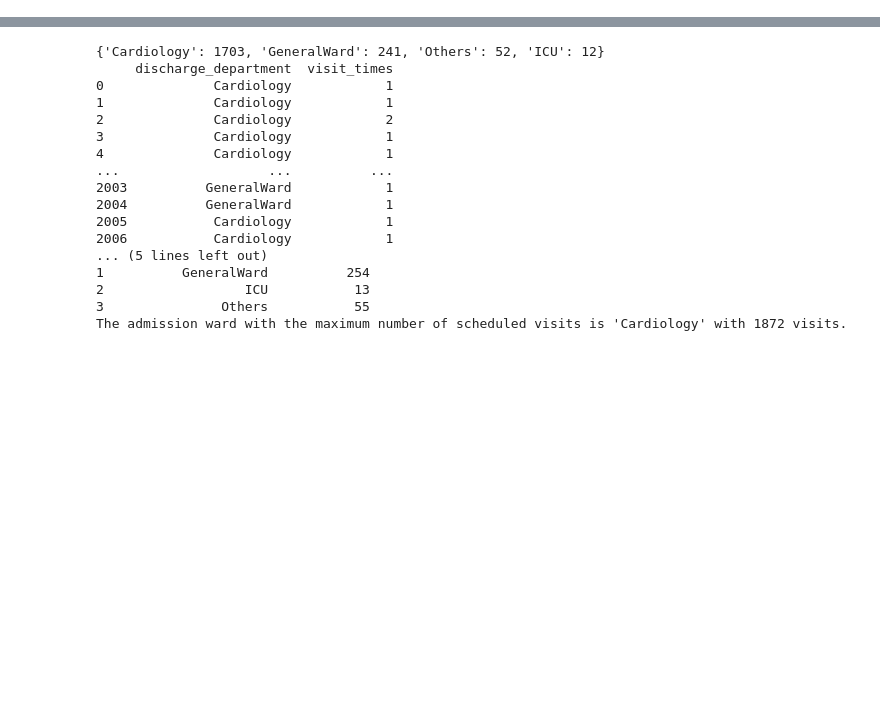
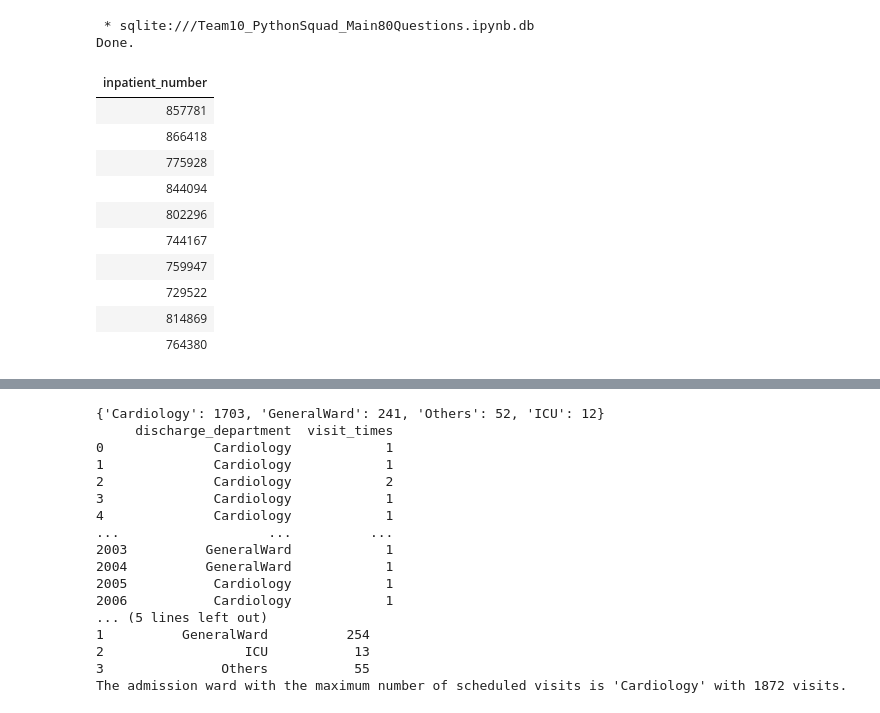
Before and after one commit to yogeshwarirj/Team10_PythonSquad_PythonHackathon_Apr24, a Jupyter notebook: Team10_PythonSquad_Main80Questions.ipynb, the cells around one changed output, grey strips where cells are left out. Saved outputs shown, nothing was run; the diff lists cells and outputs as text; code cells hidden in the pictures; blank space fills up the shorter version.

```diff
--- a/Team10_PythonSquad_Main80Questions.ipynb
+++ b/Team10_PythonSquad_Main80Questions.ipynb
@@ -11,0 +49,21 @@ df_Ppres = pd.read_excel("Cardiac_Outcomes.xlsx", "Patient_Precriptions")
+# %%
+%%sql
+SELECT inpatient_number
+FROM Demography
+WHERE
+gender="Male"
+Limit 10
+# %% [output]
+ * sqlite:///Team10_PythonSquad_Main80Questions.ipynb.db
+Done.
+| inpatient_number |
+| 857781 |
+| 866418 |
+| 775928 |
+| 844094 |
+| 802296 |
+| 744167 |
+| 759947 |
+| 729522 |
+| 814869 |
+| 764380 |
```
Also changed, not shown: parts of 11 cells of this notebook.
